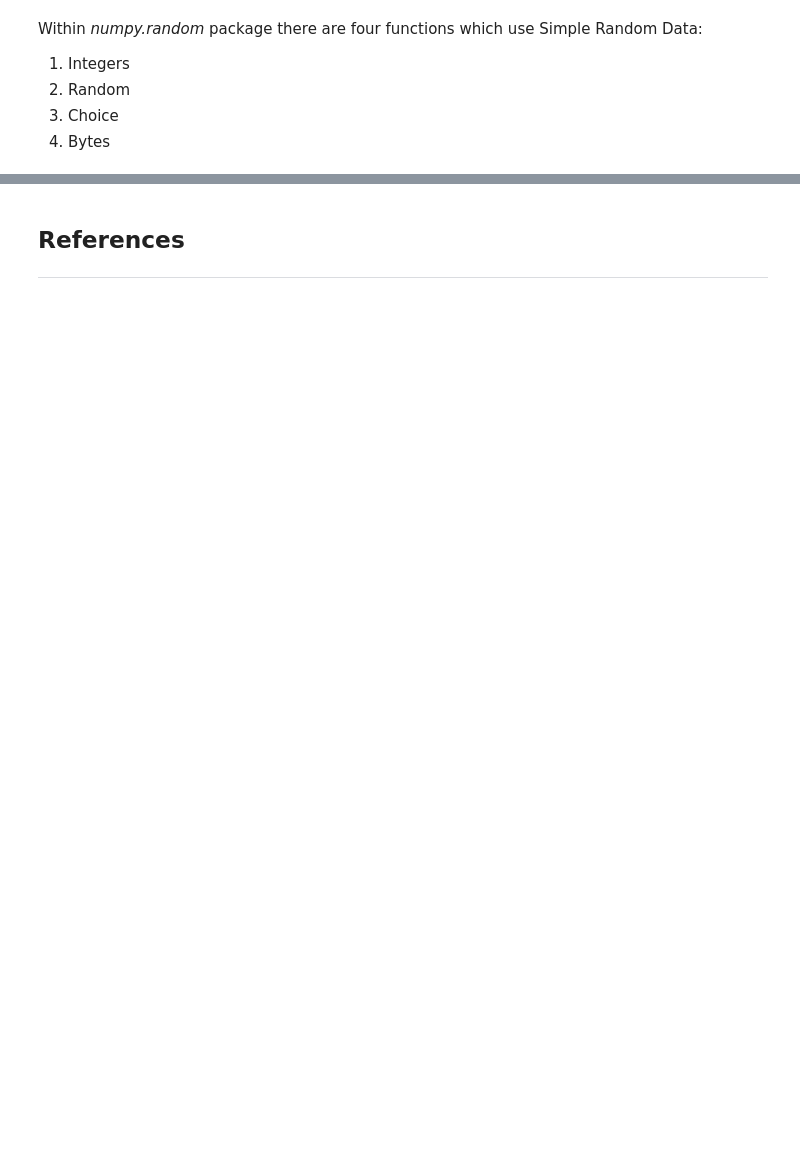
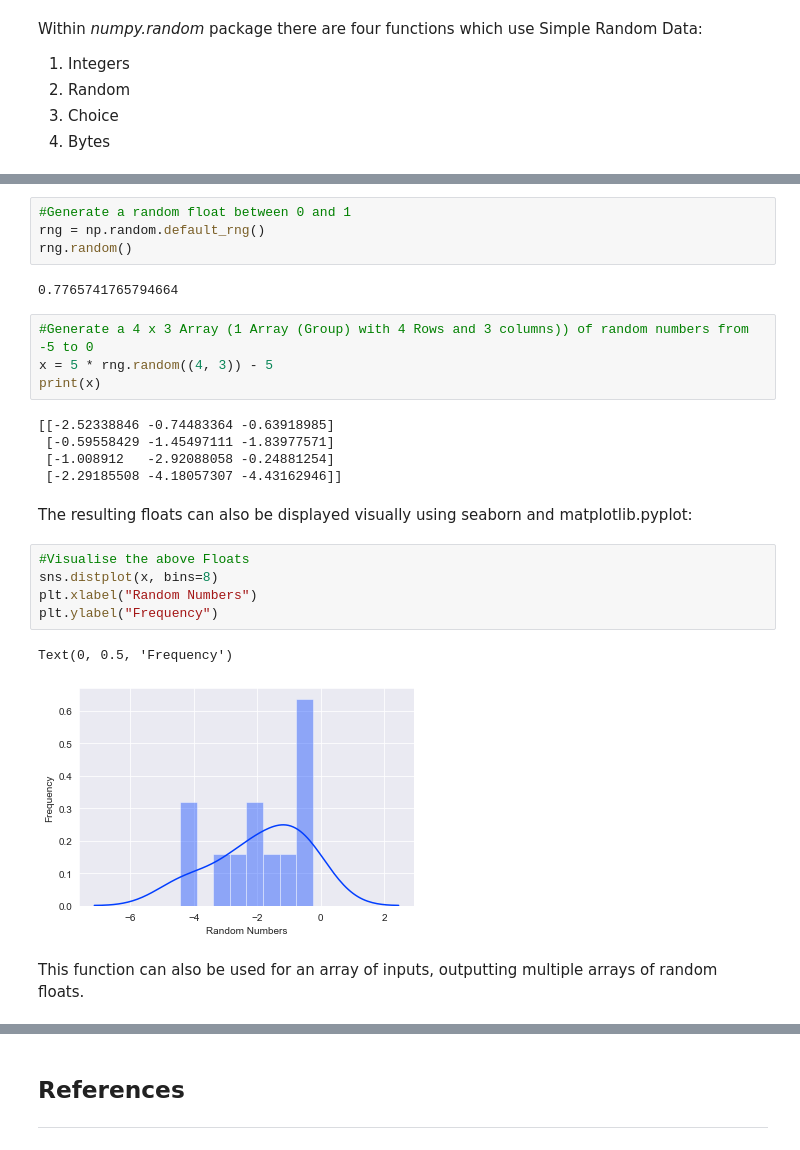
Before and after one commit to JPLee01/Programming_for_Data_Analysis-Assignment, a Jupyter notebook: Programming_for_Data_Analysis-Assignment.ipynb, the cells around one changed output, grey strips where cells are left out. Cells and saved outputs as stored; diff of their text form; blank space fills up the shorter version.

```diff
--- a/Programming_for_Data_Analysis-Assignment.ipynb
+++ b/Programming_for_Data_Analysis-Assignment.ipynb
@@ -120,0 +165,27 @@ Text(0, 0.5, 'Frequency')
+# %%
+#Generate a random float between 0 and 1
+rng = np.random.default_rng()
+rng.random()
+# %% [output]
+0.7765741765794664
+# %%
+#Generate a 4 x 3 Array (1 Array (Group) with 4 Rows and 3 columns)) of random numbers from -5 to 0
+x = 5 * rng.random((4, 3)) - 5
+print(x)
+# %% [output]
+[[-2.52338846 -0.74483364 -0.63918985]
+ [-0.59558429 -1.45497111 -1.83977571]
+ [-1.008912   -2.92088058 -0.24881254]
+ [-2.29185508 -4.18057307 -4.43162946]]
+# %% [markdown]
+The resulting floats can also be displayed visually using seaborn and matplotlib.pyplot:
+# %%
+#Visualise the above Floats
+sns.distplot(x, bins=8)
+plt.xlabel("Random Numbers")
+plt.ylabel("Frequency")
+# %% [output]
+Text(0, 0.5, 'Frequency')
+[figure, added]
+# %% [markdown]
+This function can also be used for an array of inputs, outputting multiple arrays of random floats.
```
Also changed, not shown: parts of 31 cells of this notebook.
